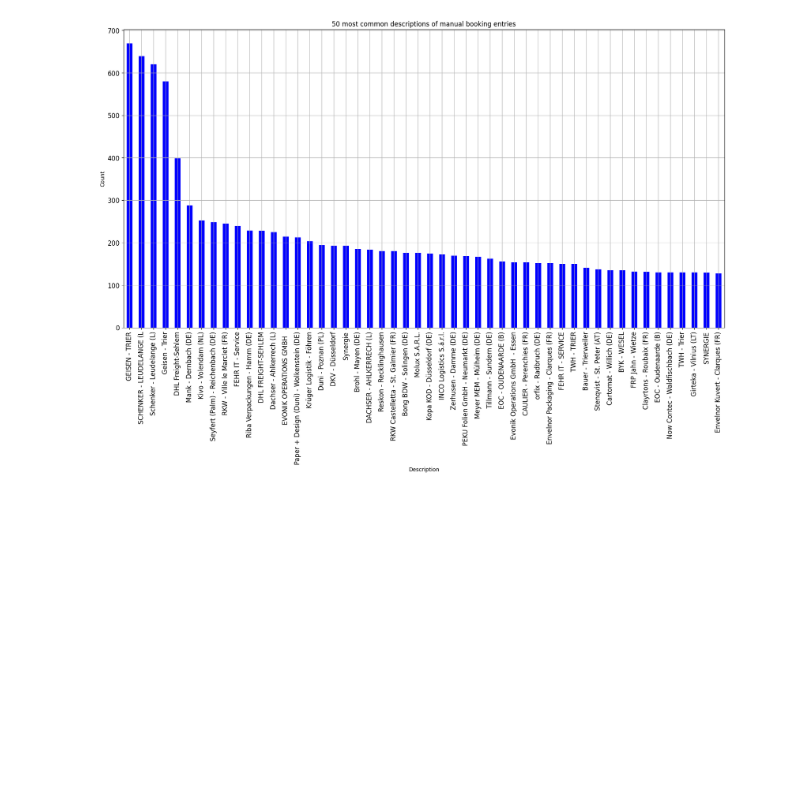
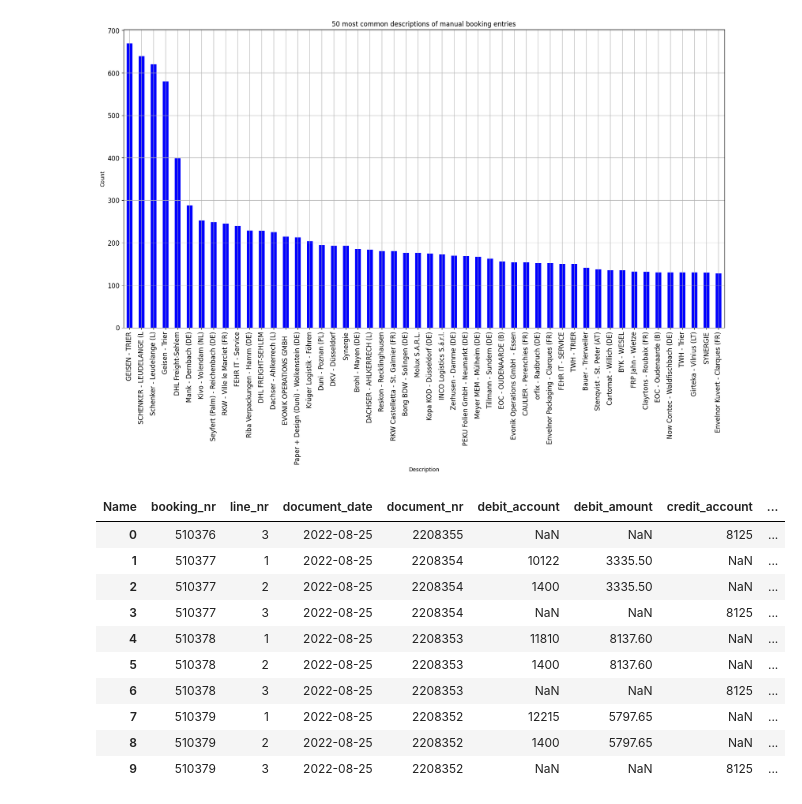
Before and after one commit to tlex-web/journal-entry-tests, a Jupyter notebook: JET.ipynb, the cells around one changed output. Saved outputs shown, nothing was run; the diff lists cells and outputs as text; code cells hidden in the pictures; blank space fills up the shorter version.

```diff
--- a/JET.ipynb
+++ b/JET.ipynb
@@ -1276,6 +1299,32 @@ plt.show()
 # %% [output]
 [figure]
 # %%
-# look sequential patterns in the descriptions of manual booking entries using regular expressions
+# function to use in pandas to search in the transaction description for sequences
+# of characters that match a regular expression.
 
-mask = df_manual_booking_entries['description'].str.match(r'.*JET.*', case=False)
+def search_in_description(description):
+    """
+    Search in the description for sequences of characters that match a regular expression.
+    """
+    if re.search(r"[A-Za-z0-9]+\s-\s[A-Za-z0-9]+\s\([^)]*\)", description, re.IGNORECASE):
+        return True
+    else:
+        return False
+
+# Create a new column
+df_manual_booking_entries['is_sequence'] = df_manual_booking_entries['description'].apply(search_in_description)
+
+# Print the rows where is_sequence is True
+df_manual_booking_entries[df_manual_booking_entries['is_sequence'] == True].head(10)
+# %% [output]
+| Name | booking_nr | line_nr | document_date | document_nr | debit_account | debit_amount | credit_account | ... |
+| 0 | 510376 | 3 | 2022-08-25 | 2208355 | NaN | NaN | 8125 | ... |
+| 1 | 510377 | 1 | 2022-08-25 | 2208354 | 10122 | 3335.50 | NaN | ... |
+| 2 | 510377 | 2 | 2022-08-25 | 2208354 | 1400 | 3335.50 | NaN | ... |
+| 3 | 510377 | 3 | 2022-08-25 | 2208354 | NaN | NaN | 8125 | ... |
+| 4 | 510378 | 1 | 2022-08-25 | 2208353 | 11810 | 8137.60 | NaN | ... |
+| 5 | 510378 | 2 | 2022-08-25 | 2208353 | 1400 | 8137.60 | NaN | ... |
+| 6 | 510378 | 3 | 2022-08-25 | 2208353 | NaN | NaN | 8125 | ... |
+| 7 | 510379 | 1 | 2022-08-25 | 2208352 | 12215 | 5797.65 | NaN | ... |
+| 8 | 510379 | 2 | 2022-08-25 | 2208352 | 1400 | 5797.65 | NaN | ... |
+| 9 | 510379 | 3 | 2022-08-25 | 2208352 | NaN | NaN | 8125 | ... |
```
Also changed, not shown: parts of 2 cells of this notebook, 1 other file.
